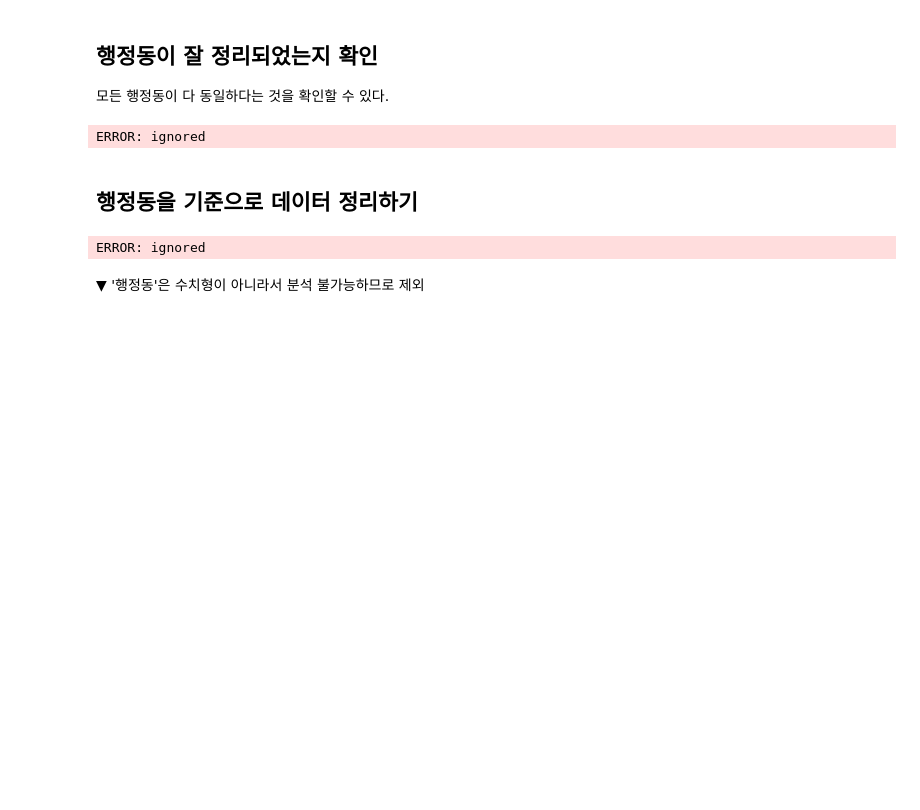
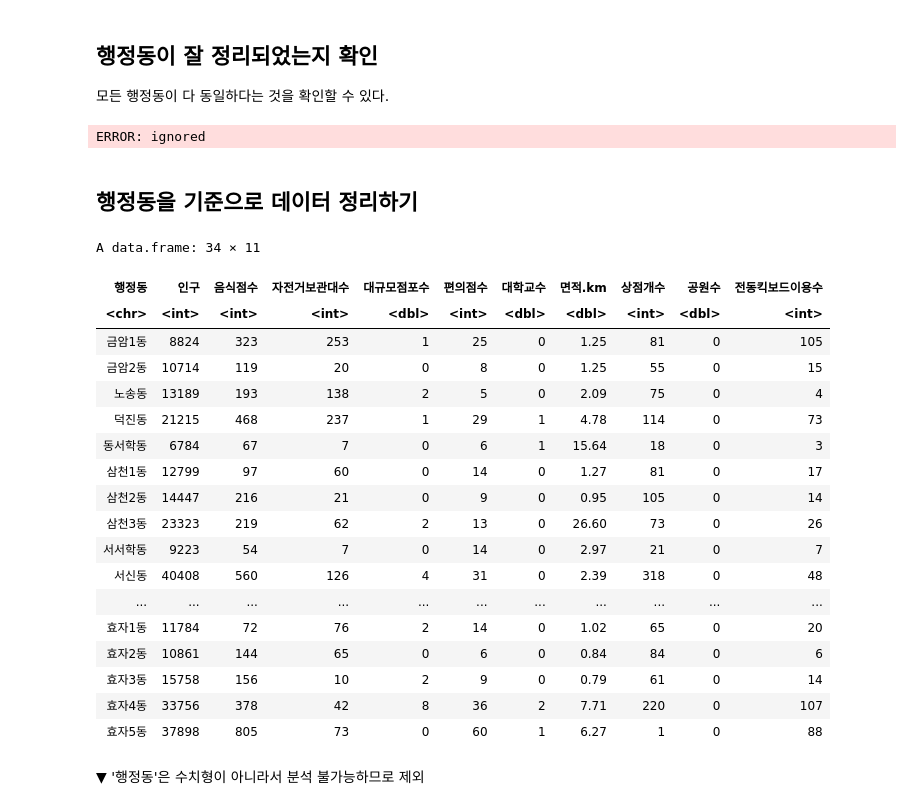
Before and after one commit to ycw0363/jeonju, a Jupyter notebook: 데이터 정리.ipynb, the cells around one changed output. Cells and saved outputs as stored; diff of their text form; code cells hidden in the pictures; blank space fills up the shorter version.

```diff
--- a/데이터 정리.ipynb
+++ b/데이터 정리.ipynb
@@ -1041,0 +1076,5 @@ Warning message in store$상점개수/region$면적.km:
+# %%
+park <- park[, c(4,6,13)]
+park$parkLoadAddr <- c("팔복동", "중앙동", "풍남동", "여의동", "여의동",
+                       "우아2동", "송천2동", "송천2동", "우아2동", "팔복동")
+park
@@ -1058,16 +1237,36 @@ ERROR: ignored
 # %%
 jj <- merge(pop, rest)
 jj <- merge(jj, bicycle)
 jj <- merge(jj, bigstore)
 jj <- merge(jj, cvstore)
 jj <- merge(jj, univ)
 jj <- merge(jj, region)
 jj <- merge(jj, store)
-jj <- cbind(jj, 상권지수)
+#jj <- cbind(jj, 상권지수)
+jj <- merge(jj, park)
+jj <- merge(jj, scooter)
 
 jj
 # %% [output]
-ERROR: ignored
+A data.frame: 34 × 11
+| 행정동 | 인구 | 음식점수 | 자전거보관대수 | 대규모점포수 | 편의점수 | 대학교수 | 면적.km | 상점개수 | 공원수 | 전동킥보드이용수 |
+| <chr> | <int> | <int> | <int> | <dbl> | <int> | <dbl> | <dbl> | <int> | <dbl> | <int> |
+| 금암1동 | 8824 | 323 | 253 | 1 | 25 | 0 | 1.25 | 81 | 0 | 105 |
+| 금암2동 | 10714 | 119 | 20 | 0 | 8 | 0 | 1.25 | 55 | 0 | 15 |
+| 노송동 | 13189 | 193 | 138 | 2 | 5 | 0 | 2.09 | 75 | 0 | 4 |
+| 덕진동 | 21215 | 468 | 237 | 1 | 29 | 1 | 4.78 | 114 | 0 | 73 |
+| 동서학동 | 6784 | 67 | 7 | 0 | 6 | 1 | 15.64 | 18 | 0 | 3 |
+| 삼천1동 | 12799 | 97 | 60 | 0 | 14 | 0 | 1.27 | 81 | 0 | 17 |
+| 삼천2동 | 14447 | 216 | 21 | 0 | 9 | 0 | 0.95 | 105 | 0 | 14 |
+| 삼천3동 | 23323 | 219 | 62 | 2 | 13 | 0 | 26.60 | 73 | 0 | 26 |
+| 서서학동 | 9223 | 54 | 7 | 0 | 14 | 0 | 2.97 | 21 | 0 | 7 |
+| 서신동 | 40408 | 560 | 126 | 4 | 31 | 0 | 2.39 | 318 | 0 | 48 |
+| ... | ... | ... | ... | ... | ... | ... | ... | ... | ... | ... |
+| 효자1동 | 11784 | 72 | 76 | 2 | 14 | 0 | 1.02 | 65 | 0 | 20 |
+| 효자2동 | 10861 | 144 | 65 | 0 | 6 | 0 | 0.84 | 84 | 0 | 6 |
+| 효자3동 | 15758 | 156 | 10 | 2 | 9 | 0 | 0.79 | 61 | 0 | 14 |
+| 효자4동 | 33756 | 378 | 42 | 8 | 36 | 2 | 7.71 | 220 | 0 | 107 |
+| 효자5동 | 37898 | 805 | 73 | 0 | 60 | 1 | 6.27 | 1 | 0 | 88 |
 # %% [markdown]
 ▼ '행정동'은 수치형이 아니라서 분석 불가능하므로 제외
 # %%
```
Also changed, not shown: parts of 18 cells of this notebook.
